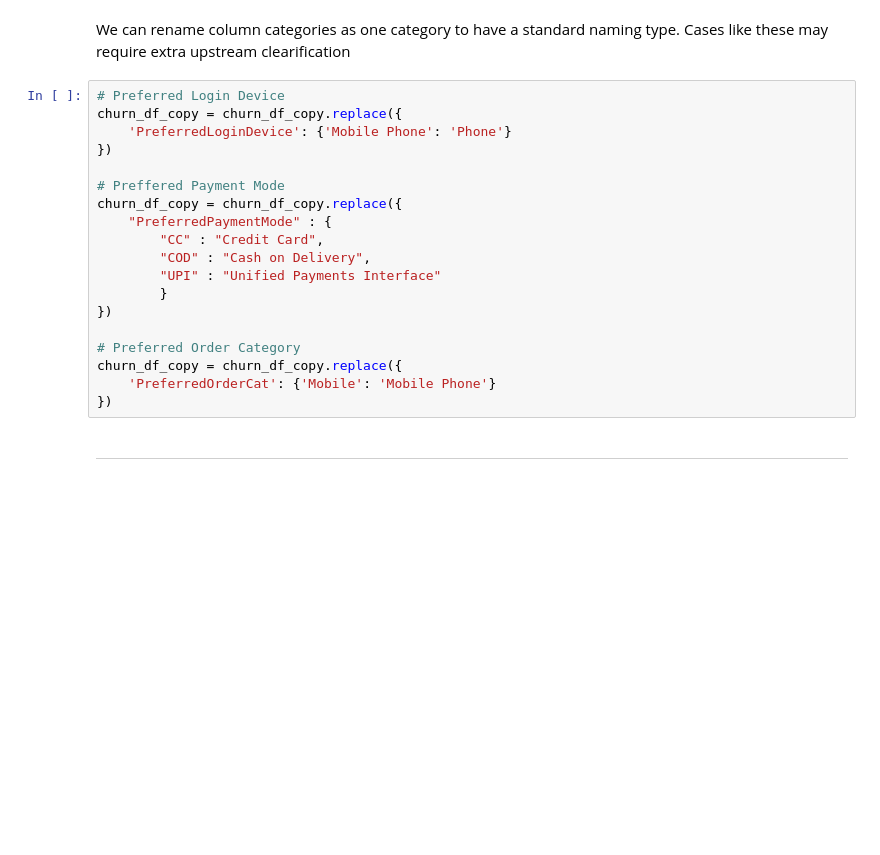
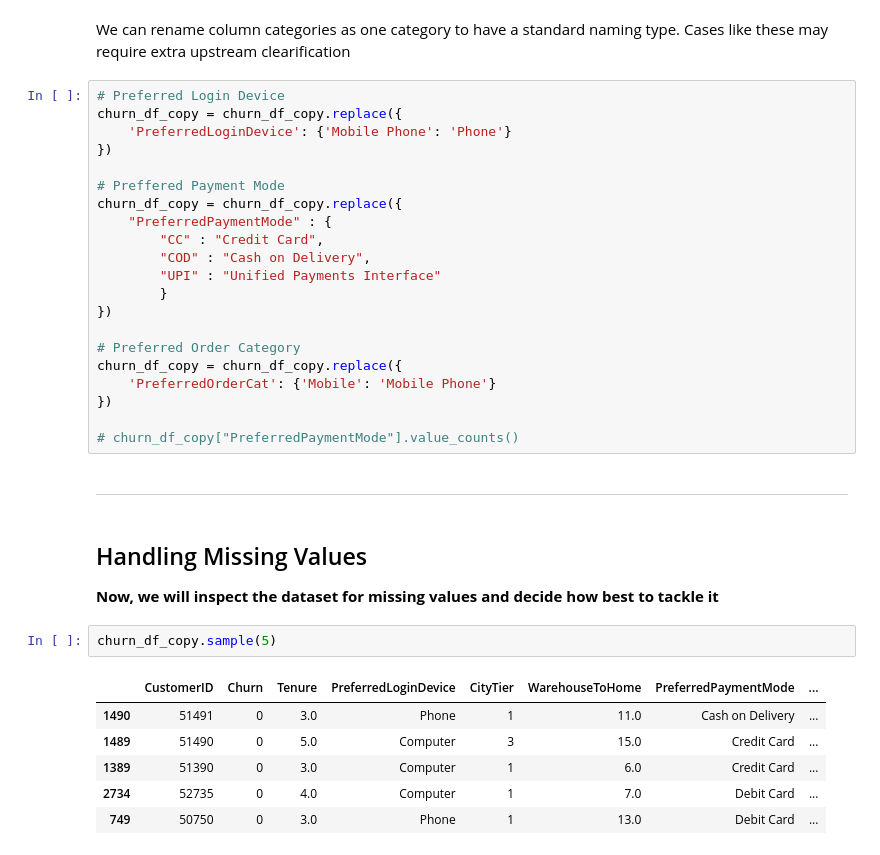
Before and after one commit to Danny-Dalo/Ecommerce_Churn, a Jupyter notebook: notebooks/data_cleaning.ipynb, the cells around one changed output. Drawn from its saved outputs; the diff is of its cells as text; blank space fills up the shorter version.

```diff
--- a/notebooks/data_cleaning.ipynb
+++ b/notebooks/data_cleaning.ipynb
@@ -95,5 +95,19 @@ churn_df_copy = churn_df_copy.replace({
 churn_df_copy = churn_df_copy.replace({
     'PreferredOrderCat': {'Mobile': 'Mobile Phone'}
 })
+
+# churn_df_copy["PreferredPaymentMode"].value_counts()
 # %% [markdown]
 <hr/>
+# %% [markdown]
+## Handling Missing Values
+__Now, we will inspect the dataset for missing values and decide how best to tackle it__
+# %%
+churn_df_copy.sample(5)
+# %% [output]
+|  | CustomerID | Churn | Tenure | PreferredLoginDevice | CityTier | WarehouseToHome | PreferredPaymentMode | ... |
+| 1490 | 51491 | 0 | 3.0 | Phone | 1 | 11.0 | Cash on Delivery | ... |
+| 1489 | 51490 | 0 | 5.0 | Computer | 3 | 15.0 | Credit Card | ... |
+| 1389 | 51390 | 0 | 3.0 | Computer | 1 | 6.0 | Credit Card | ... |
+| 2734 | 52735 | 0 | 4.0 | Computer | 1 | 7.0 | Debit Card | ... |
+| 749 | 50750 | 0 | 3.0 | Phone | 1 | 13.0 | Debit Card | ... |
```
Also changed, not shown: parts of 15 cells of this notebook, 1 other file.
